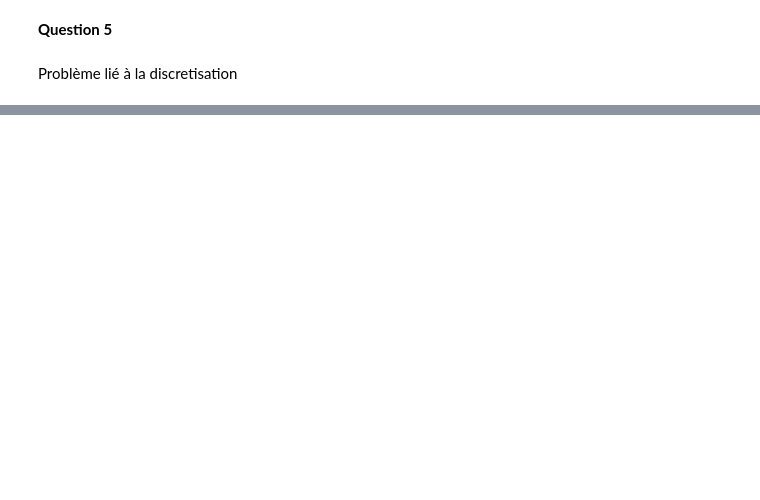
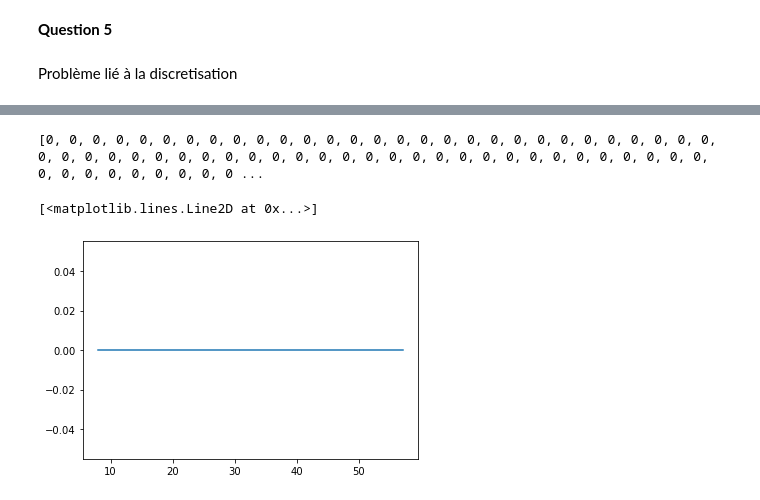
Before and after one commit to pidoux7/XAI, a Jupyter notebook: TME4/TME4.ipynb, the cells around one changed output, grey strips where cells are left out. Cells and saved outputs as stored; diff of their text form; code cells hidden in the pictures; blank space fills up the shorter version.

```diff
--- a/TME4/TME4.ipynb
+++ b/TME4/TME4.ipynb
@@ -783,0 +754,15 @@ Afin de représenter B sous forme de "sef" et coller à la fonction définie : B
+# %%
+A = [[48,0],[50,1],[52,0]]
+A_prime = [[13,1]]
+B = [[29,0],[30,1],[31,0]]
+n=1000
+F =  ImpKleene()
+tnorm = Luka()
+
+y,f_b_prime = MPG_G(A,B,A_prime,F,tnorm,n)
+print(f_b_prime)
+plt.plot(y,f_b_prime)
+# %% [output]
+[0, 0, 0, 0, 0, 0, 0, 0, 0, 0, 0, 0, 0, 0, 0, 0, 0, 0, 0, 0, 0, 0, 0, 0, 0, 0, 0, 0, 0, 0, 0, 0, 0, 0, 0, 0, 0, 0, 0, 0, 0, 0, 0, 0, 0, 0, 0, 0, 0, 0, 0, 0, 0, 0, 0, 0, 0, 0, 0, 0, 0, 0, 0, 0, 0, 0, 0 ...
+[<matplotlib.lines.Line2D at 0x...>]
+[figure, added]
```
Also changed, not shown: parts of 8 cells of this notebook, 2 other files.
